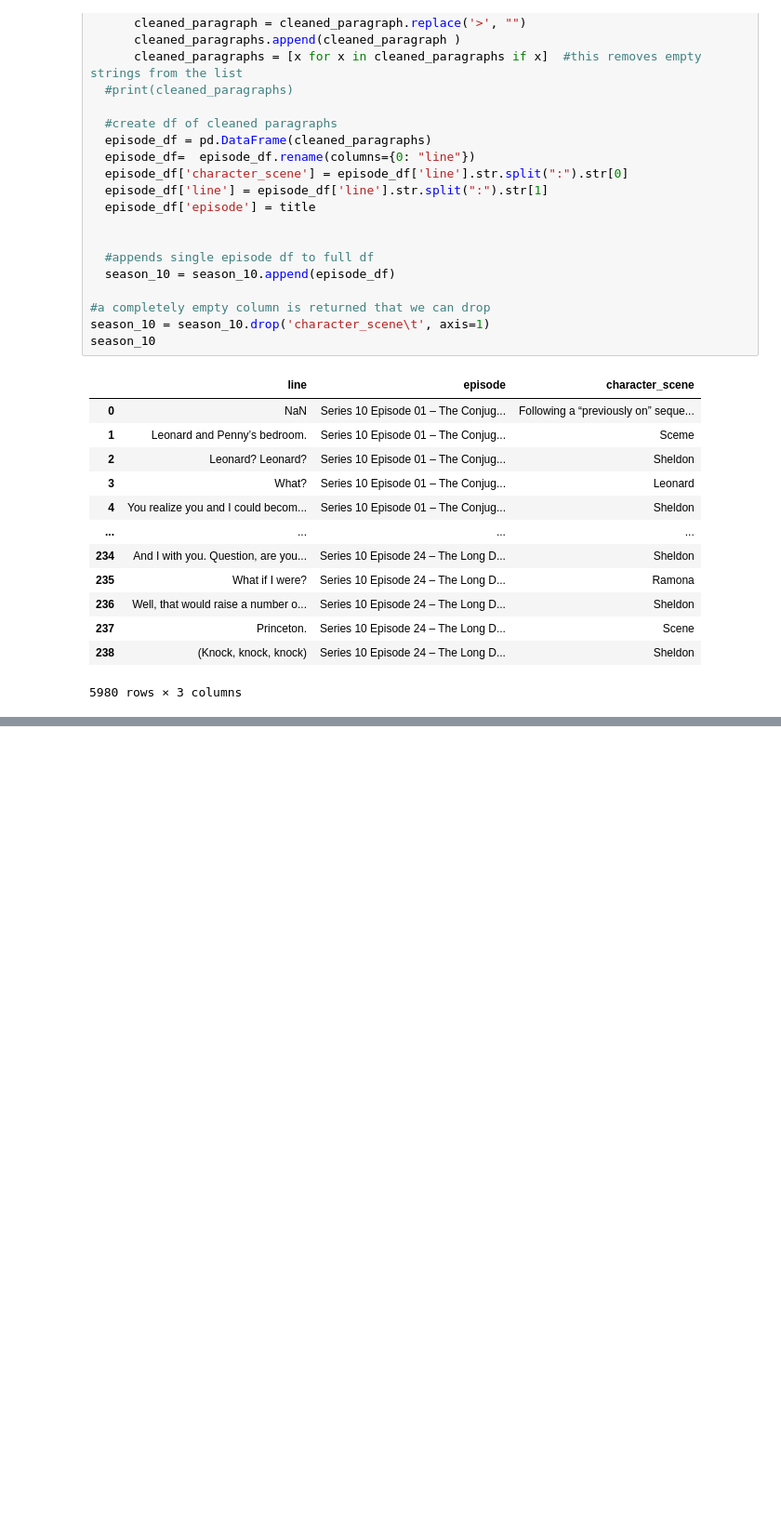
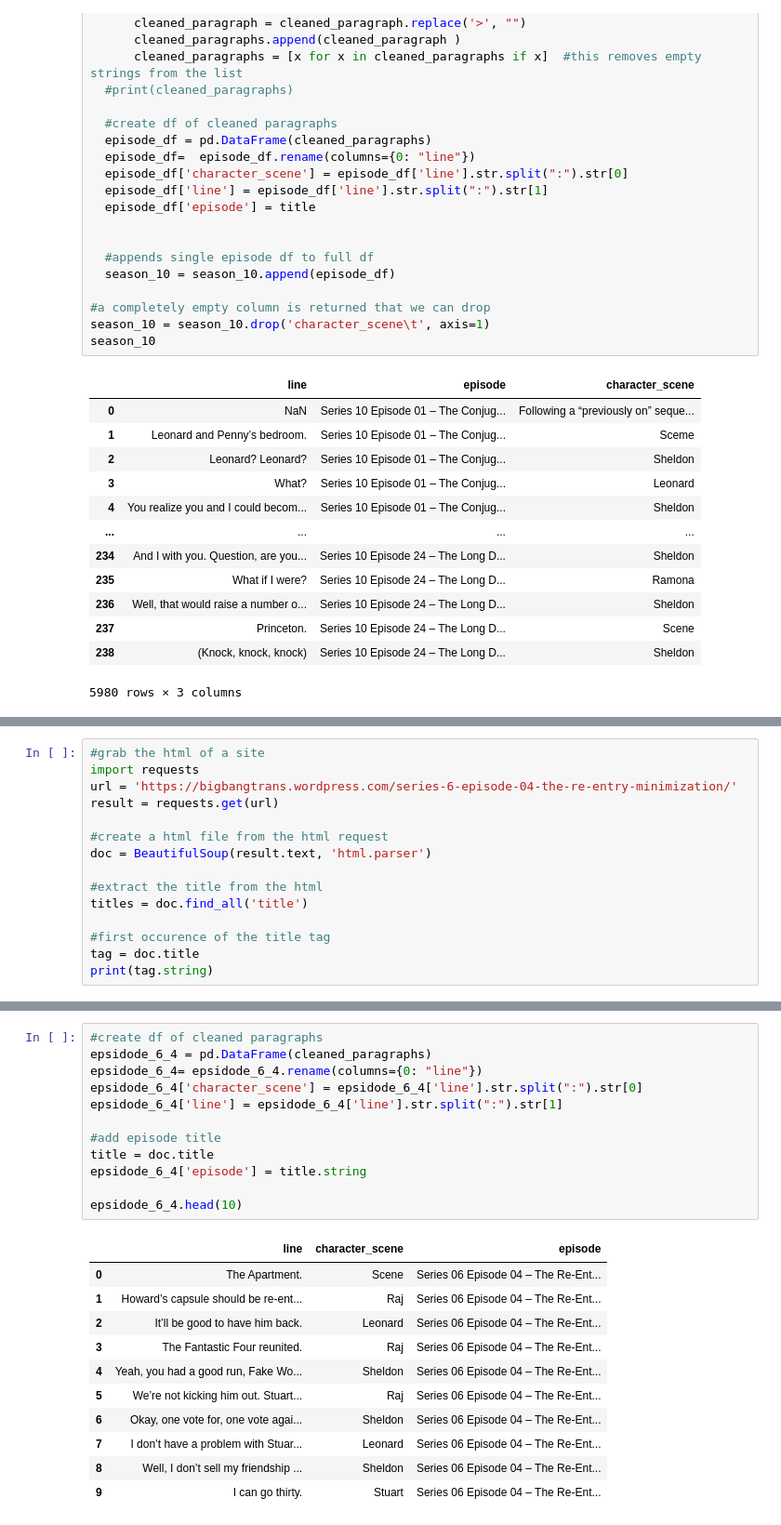
Before and after one commit to BrendaLoznik/BigBangTheory, a Jupyter notebook: Bang_webscraping.ipynb, the cells around one changed output, grey strips where cells are left out. Shown: that part at 93% size. Saved outputs shown, nothing was run; the diff lists cells and outputs as text; blank space fills up the shorter version.

```diff
--- a/Bang_webscraping.ipynb
+++ b/Bang_webscraping.ipynb
@@ -418,0 +509,15 @@ season_10
+# %%
+#grab the html of a site
+import requests
+url = 'https://bigbangtrans.wordpress.com/series-6-episode-04-the-re-entry-minimization/'
+result = requests.get(url)
+
+#create a html file from the html request
+doc = BeautifulSoup(result.text, 'html.parser')
+
+#extract the title from the html
+titles = doc.find_all('title')
+
+#first occurence of the title tag
+tag = doc.title
+print(tag.string)
@@ -419 +571,25 @@ season_10
+# %%
+#create df of cleaned paragraphs
+epsidode_6_4 = pd.DataFrame(cleaned_paragraphs)
+epsidode_6_4= epsidode_6_4.rename(columns={0: "line"})
+epsidode_6_4['character_scene'] = epsidode_6_4['line'].str.split(":").str[0]
+epsidode_6_4['line'] = epsidode_6_4['line'].str.split(":").str[1]
+
+#add episode title
+title = doc.title
+epsidode_6_4['episode'] = title.string
+
+epsidode_6_4.head(10)
+# %% [output]
+|  | line | character_scene | episode |
+| 0 | The Apartment. | Scene | Series 06 Episode 04 – The Re-Ent... |
+| 1 | Howard’s capsule should be re-ent... | Raj | Series 06 Episode 04 – The Re-Ent... |
+| 2 | It’ll be good to have him back. | Leonard | Series 06 Episode 04 – The Re-Ent... |
+| 3 | The Fantastic Four reunited. | Raj | Series 06 Episode 04 – The Re-Ent... |
+| 4 | Yeah, you had a good run, Fake Wo... | Sheldon | Series 06 Episode 04 – The Re-Ent... |
+| 5 | We’re not kicking him out. Stuart... | Raj | Series 06 Episode 04 – The Re-Ent... |
+| 6 | Okay, one vote for, one vote agai... | Sheldon | Series 06 Episode 04 – The Re-Ent... |
+| 7 | I don’t have a problem with Stuar... | Leonard | Series 06 Episode 04 – The Re-Ent... |
+| 8 | Well, I don’t sell my friendship ... | Sheldon | Series 06 Episode 04 – The Re-Ent... |
+| 9 | I can go thirty. | Stuart | Series 06 Episode 04 – The Re-Ent... |
 # %% [markdown]
```
Also changed, not shown: parts of 20 cells of this notebook.
